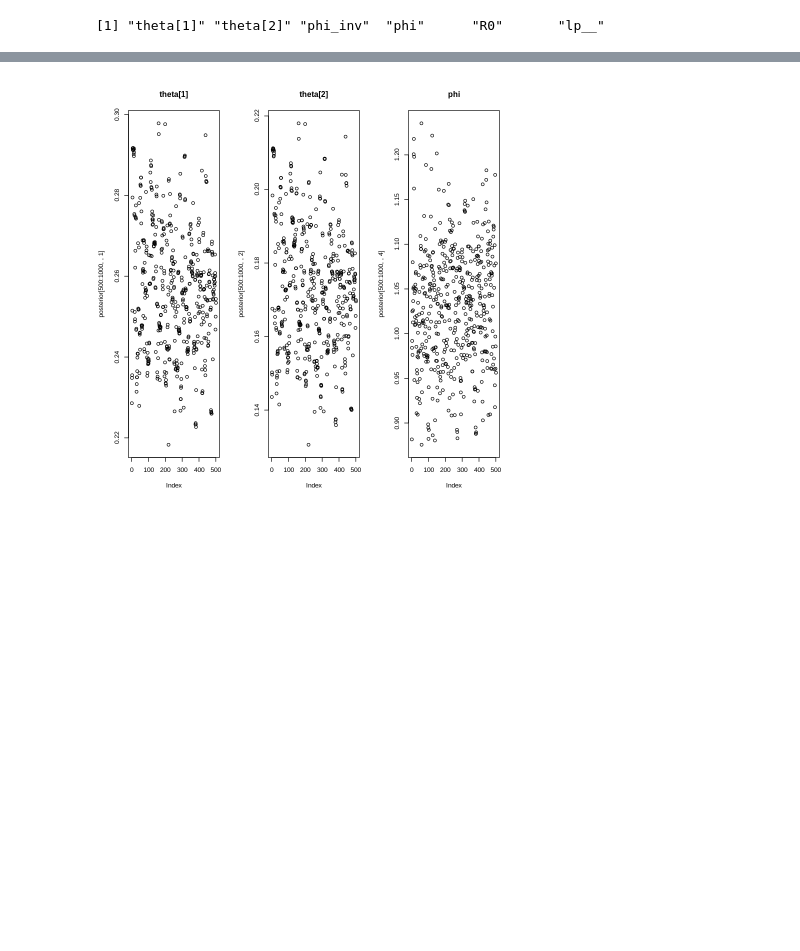
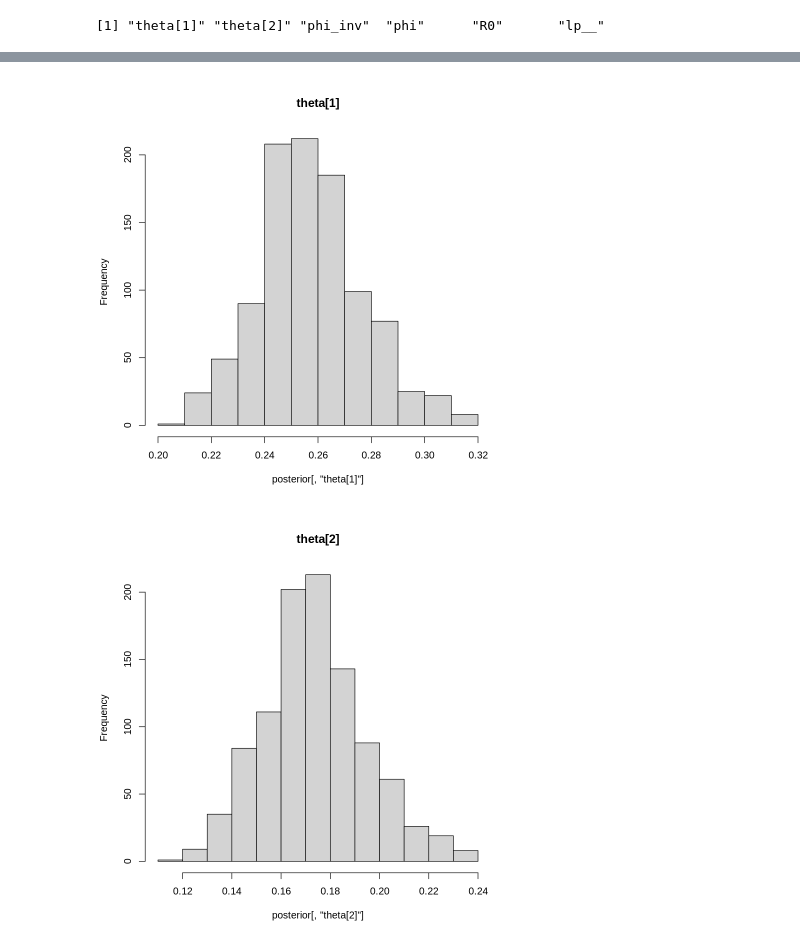
Before and after one commit to leticiaram/Modelacion-Epidemiologica, a Jupyter notebook: SIR_R_colab.ipynb, the cells around one changed output, grey strips where cells are left out. Saved outputs shown, nothing was run; the diff lists cells and outputs as text; code cells hidden in the pictures; blank space fills up the shorter version.

```diff
--- a/SIR_R_colab.ipynb
+++ b/SIR_R_colab.ipynb
@@ -189,5 +191,5 @@ generated quantities {
 }
 ", file = "SIR_model.stan")
 # %%
-fit <- stan(file = 'SIR_model.stan', data = SIR_data, chains = 1, iter = 1000,
+fit <- stan(file = 'SIR_model.stan', data = SIR_data, chains = 1, iter = 2000,
             verbose = TRUE, init = c(0.1,0.1,0.1))
@@ -350,7 +345,7 @@ plot(posterior[,,4],main="phi")
 # %%
-par(mfrow=c(1,3))
-plot(posterior[500:1000,,1],main="theta[1]")
-plot(posterior[500:1000,,2],main="theta[2]")
-plot(posterior[500:1000,,4],main="phi")
+hist(posterior[,"theta[1]"],main="theta[1]")
+hist(posterior[,"theta[2]"],main="theta[2]")
+hist(posterior[,"phi"],main="phi")
 # %% [output]
-[figure, old version]
+[figure, new version]
+[figure, added]
```
Also changed, not shown: parts of 14 cells of this notebook.
